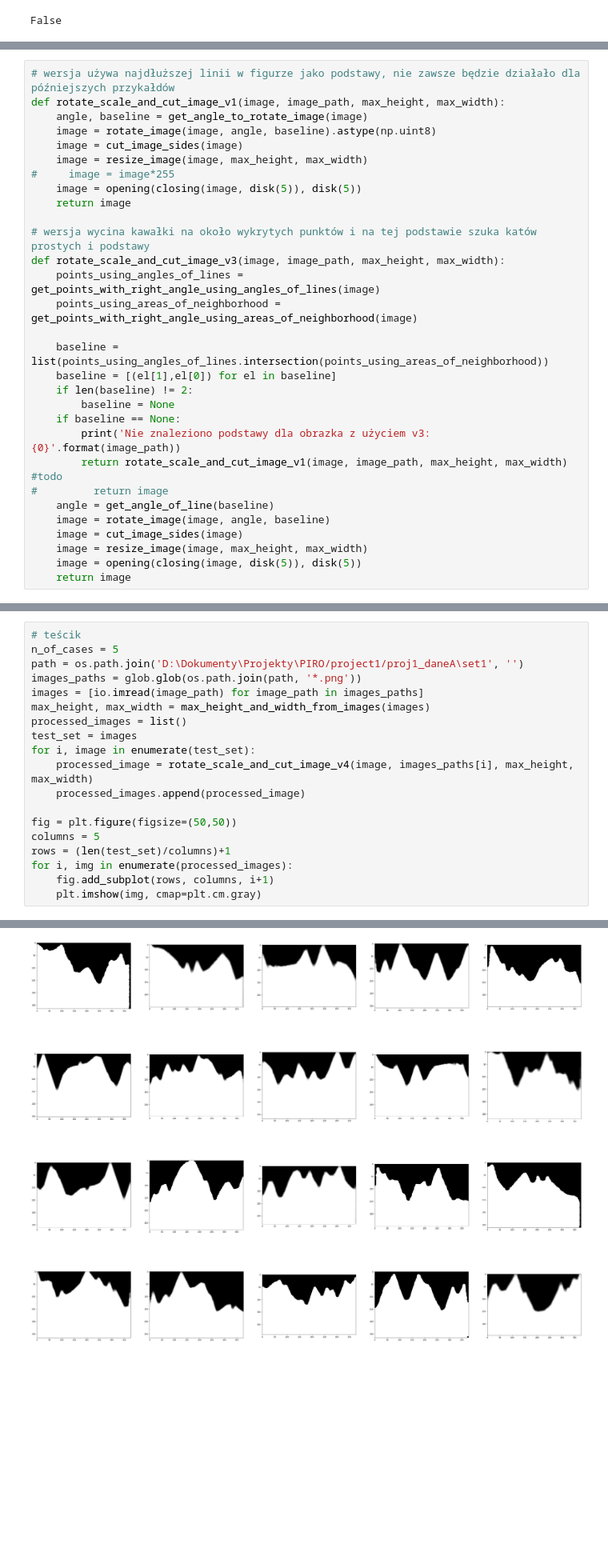
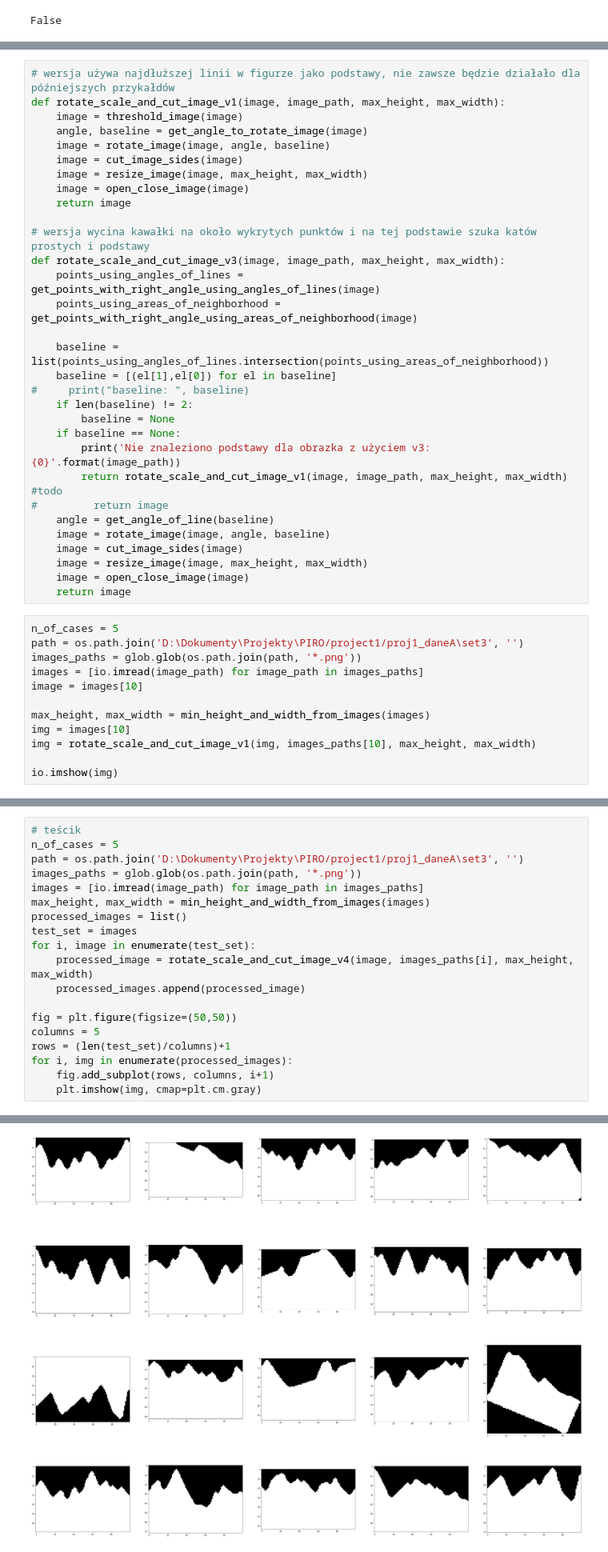
Before and after one commit to LiLatee/PIRO_project1, a Jupyter notebook: main.ipynb, the cells around one changed output, grey strips where cells are left out. Shown: that part at 80% size. Saved outputs shown, nothing was run; the diff lists cells and outputs as text; blank space fills up the shorter version.

Commit message:
additional rotate

```diff
--- a/main.ipynb
+++ b/main.ipynb
@@ -321,12 +357,12 @@ def cut_image_sides(image):
 # %%
 # wersja używa najdłuższej linii w figurze jako podstawy, nie zawsze będzie działało dla późniejszych przykałdów
 def rotate_scale_and_cut_image_v1(image, image_path, max_height, max_width):
+    image = threshold_image(image)
     angle, baseline = get_angle_to_rotate_image(image)
-    image = rotate_image(image, angle, baseline).astype(np.uint8)
+    image = rotate_image(image, angle, baseline)
     image = cut_image_sides(image)
     image = resize_image(image, max_height, max_width)
-#     image = image*255
-    image = opening(closing(image, disk(5)), disk(5))
+    image = open_close_image(image)
     return image
 
 # wersja wycina kawałki na około wykrytych punktów i na tej podstawie szuka katów prostych i podstawy
@@ -336,6 +372,7 @@ def rotate_scale_and_cut_image_v3(image, image_path, max_height, max_width):
 
     baseline = list(points_using_angles_of_lines.intersection(points_using_areas_of_neighborhood))
     baseline = [(el[1],el[0]) for el in baseline]
+#     print("baseline: ", baseline)
     if len(baseline) != 2:
         baseline = None
     if baseline == None:
@@ -346,5 +383,17 @@ def rotate_scale_and_cut_image_v3(image, image_path, max_height, max_width):
     image = rotate_image(image, angle, baseline)
     image = cut_image_sides(image)
     image = resize_image(image, max_height, max_width)
-    image = opening(closing(image, disk(5)), disk(5))
+    image = open_close_image(image)
     return image
+# %%
+n_of_cases = 5
+path = os.path.join('D:\Dokumenty\Projekty\PIRO/project1/proj1_daneA\set3', '')
+images_paths = glob.glob(os.path.join(path, '*.png'))
+images = [io.imread(image_path) for image_path in images_paths]
+image = images[10]
+
+max_height, max_width = min_height_and_width_from_images(images)
+img = images[10]
+img = rotate_scale_and_cut_image_v1(img, images_paths[10], max_height, max_width)
+
+io.imshow(img)
@@ -351,10 +408,10 @@ def rotate_scale_and_cut_image_v3(image, image_path, max_height, max_width):
 # %%
 # teścik
 n_of_cases = 5
-path = os.path.join('D:\Dokumenty\Projekty\PIRO/project1/proj1_daneA\set1', '')
+path = os.path.join('D:\Dokumenty\Projekty\PIRO/project1/proj1_daneA\set3', '')
 images_paths = glob.glob(os.path.join(path, '*.png'))
 images = [io.imread(image_path) for image_path in images_paths]
-max_height, max_width = max_height_and_width_from_images(images)
+max_height, max_width = min_height_and_width_from_images(images)
 processed_images = list()
 test_set = images
 for i, image in enumerate(test_set):
@@ -390,4 +434,4 @@ Nie znaleziono podstawy używając kolejności kątów dla obrazu: D:\Dokumenty\
-[figure, old version]
+[figure, new version]
 # %%
 # image = io.imread(images_paths[106])
 
```
Also changed, not shown: parts of 7 cells of this notebook.
